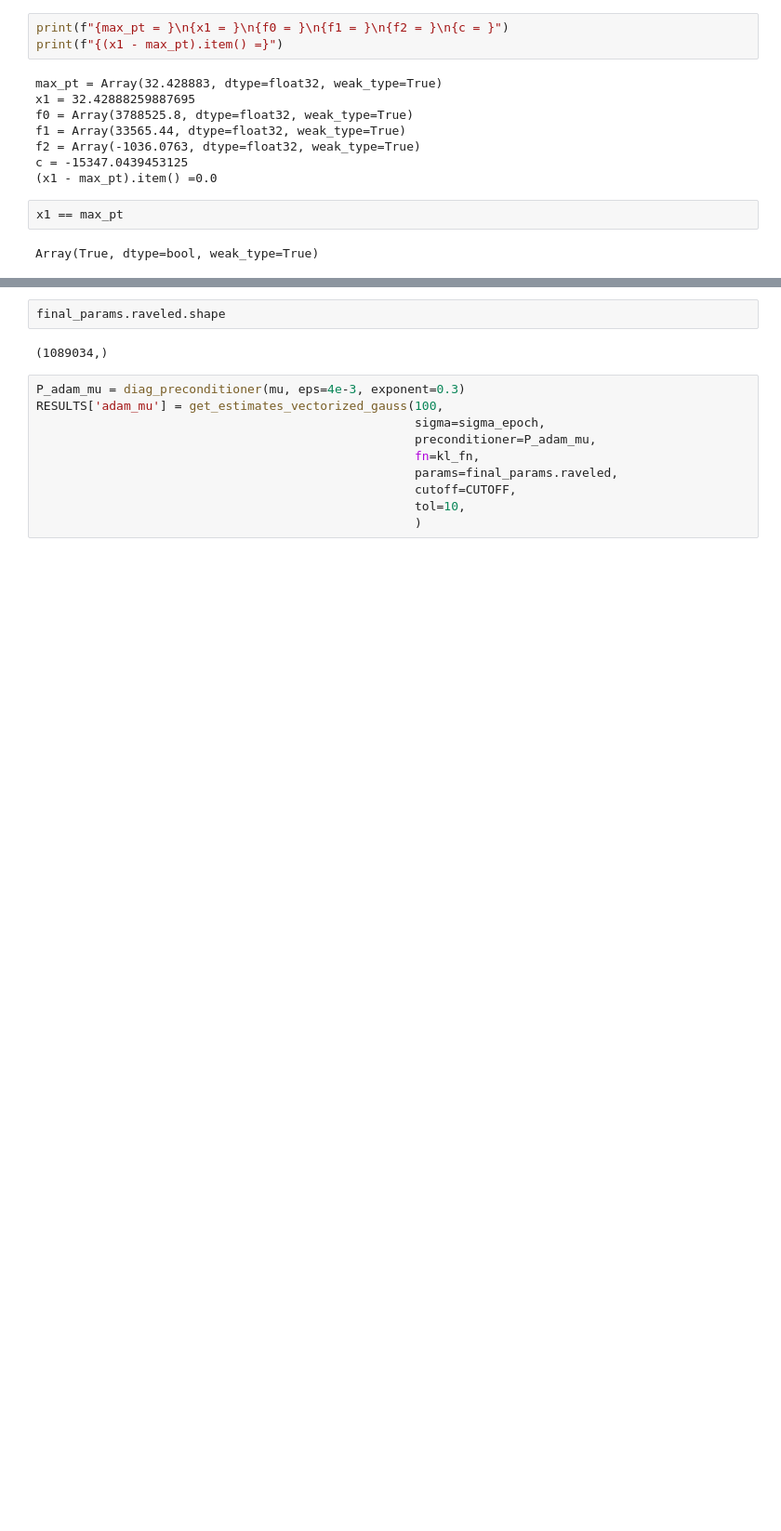
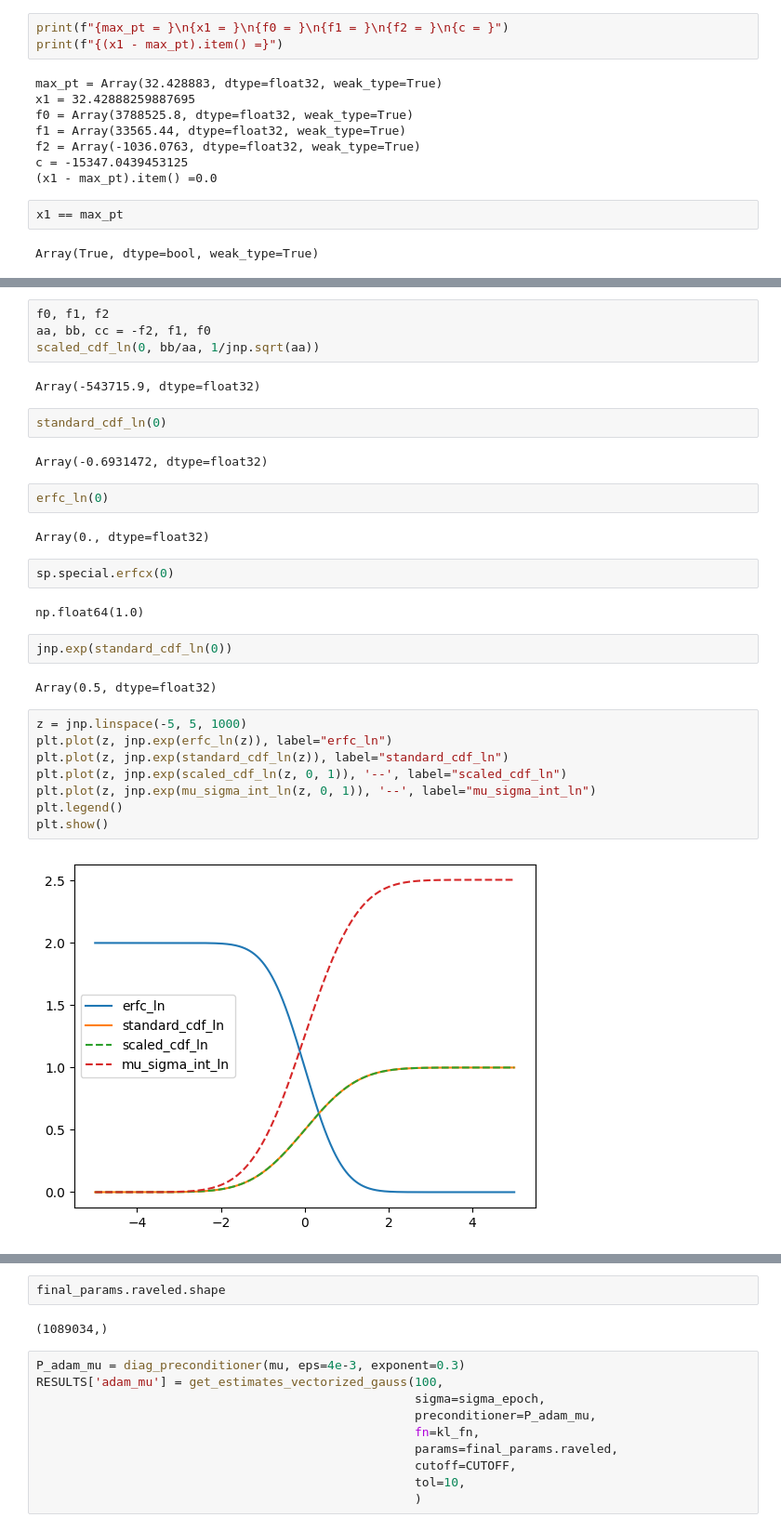
Before and after one commit to EleutherAI/basin-volume, a Jupyter notebook: notebooks/scaling_up.ipynb, the cells around one changed output, grey strips where cells are left out. Shown at 93% size. Saved outputs shown, nothing was run; the diff lists cells and outputs as text; blank space fills up the shorter version.

```diff
--- a/notebooks/scaling_up.ipynb
+++ b/notebooks/scaling_up.ipynb
@@ -192,0 +404,32 @@ plt.show()
+# %%
+f0, f1, f2
+aa, bb, cc = -f2, f1, f0
+scaled_cdf_ln(0, bb/aa, 1/jnp.sqrt(aa))
+# %% [output]
+Array(-543715.9, dtype=float32)
+# %%
+standard_cdf_ln(0)
+# %% [output]
+Array(-0.6931472, dtype=float32)
+# %%
+erfc_ln(0)
+# %% [output]
+Array(0., dtype=float32)
+# %%
+sp.special.erfcx(0)
+# %% [output]
+np.float64(1.0)
+# %%
+jnp.exp(standard_cdf_ln(0))
+# %% [output]
+Array(0.5, dtype=float32)
+# %%
+z = jnp.linspace(-5, 5, 1000)
+plt.plot(z, jnp.exp(erfc_ln(z)), label="erfc_ln")
+plt.plot(z, jnp.exp(standard_cdf_ln(z)), label="standard_cdf_ln")
+plt.plot(z, jnp.exp(scaled_cdf_ln(z, 0, 1)), '--', label="scaled_cdf_ln")
+plt.plot(z, jnp.exp(mu_sigma_int_ln(z, 0, 1)), '--', label="mu_sigma_int_ln")
+plt.legend()
+plt.show()
+# %% [output]
+[figure, added]
```
Also changed, not shown: parts of 17 cells of this notebook, 3 other files.
